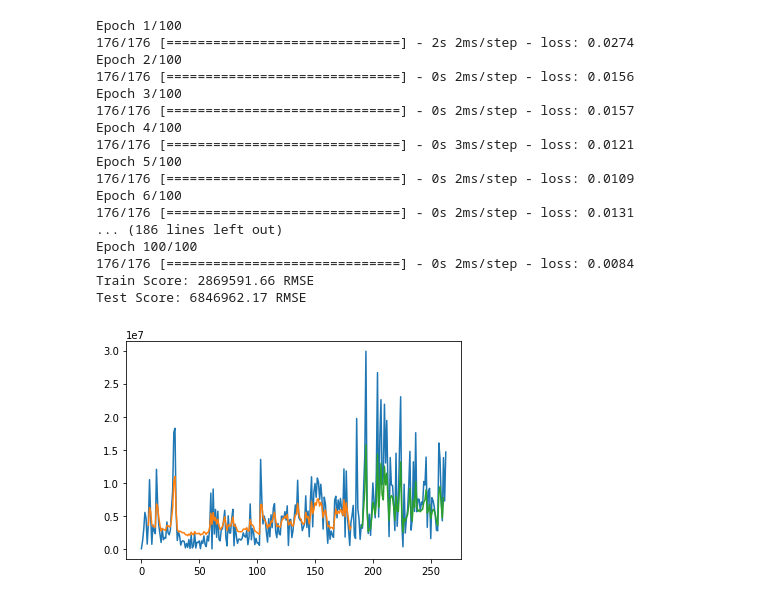
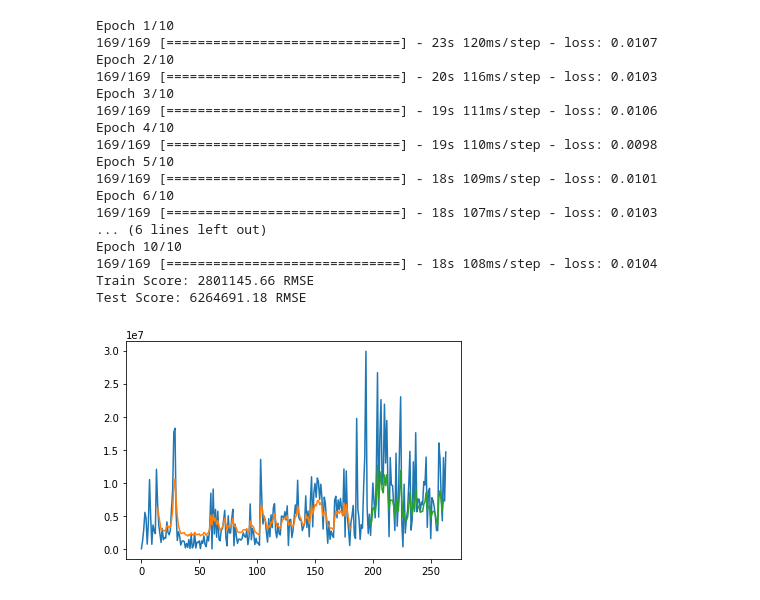
Before and after one commit to jblancoperez/fiap-desafio, a Jupyter notebook: Predictions.ipynb, the cells around one changed output. Drawn from its saved outputs; the diff is of its cells as text; code cells hidden in the pictures.

```diff
--- a/Predictions.ipynb
+++ b/Predictions.ipynb
@@ -58,10 +44,10 @@ AttributeError: 'DataFrame' object has no attribute 'sort'
 # %%
 
 
+#Somente temos uma feature, precisamos de uma array na entrada
+
 X = df.valorAprovado.values.reshape(-1, 1)
 X = X.astype('float32')
-
-#plt.plot(X)
 
 #Normaliza o dataset
 scaler = MinMaxScaler(feature_range=(0, 1))
@@ -77,7 +63,7 @@ train = X[0:train_size,:]
 test =  X[train_size:len(X),:]
 
 # quantidade de atrasos
-look_back = 7
+look_back = 14
 
 X_train, y_train = create_dataset(train, look_back)
 X_test, y_test = create_dataset(test, look_back)
@@ -88,59 +74,60 @@ X_test = np.reshape(X_test, (X_test.shape[0], X_test.shape[1], 1))
 
 # Cria e treina a rede LSTM
 model = Sequential()
-model.add(LSTM(30, input_shape=(look_back, 1)))
+model.add(LSTM(512,return_sequences=True, input_shape=(look_back, 1)))
+model.add(LSTM(512))
 model.add(Dense(1))
 model.compile(loss='mean_squared_error', optimizer='adam')
 
-model.fit(X_train, y_train, epochs=100, batch_size=1, verbose=1)
+model.fit(X_train, y_train, epochs=10, batch_size=1, verbose=1)
 
 # PrediÃ§Ãµes
 trainPredict = model.predict(X_train)
 testPredict = model.predict(X_test)
 
 # Faz a transformaÃ§Ã£o inversa das prediÃ§Ãµes
 trainPredict = scaler.inverse_transform(trainPredict)
 y_train = scaler.inverse_transform([y_train])
 testPredict = scaler.inverse_transform(testPredict)
 y_test = scaler.inverse_transform([y_test])
 
 # Calcula o RMSE
 trainScore = math.sqrt(mean_squared_error(y_train[0], trainPredict[:,0]))
 print('Train Score: %.2f RMSE' % (trainScore))
 testScore = math.sqrt(mean_squared_error(y_test[0], testPredict[:,0]))
 print('Test Score: %.2f RMSE' % (testScore))
 
 # Prepara o vetor para plotagem do conjunto de treinamento
 trainPredictPlot = np.empty_like(X)
 trainPredictPlot[:, :] = np.nan
 trainPredictPlot[look_back-1:len(trainPredict)+look_back-1, :] = trainPredict
 
 # # Prepara o vetor para plotagem do conjunto das prediÃ§Ãµes
 testPredictPlot = np.empty_like(X)
 testPredictPlot[:, :] = np.nan
 testPredictPlot[len(trainPredict)+(look_back*2):len(X)-2, :] = testPredict
 
 # Plota o dataset, as prediÃ§Ãµes sobre o conjunto de treinamento e teste
 plt.plot(scaler.inverse_transform(X))
 plt.plot(trainPredictPlot)
 plt.plot(testPredictPlot)
 plt.show()
 # %% [output]
-Epoch 1/100
-176/176 [==============================] - 2s 2ms/step - loss: 0.0274
-Epoch 2/100
-176/176 [==============================] - 0s 2ms/step - loss: 0.0156
-Epoch 3/100
-176/176 [==============================] - 0s 2ms/step - loss: 0.0157
-Epoch 4/100
-176/176 [==============================] - 0s 3ms/step - loss: 0.0121
-Epoch 5/100
-176/176 [==============================] - 0s 2ms/step - loss: 0.0109
-Epoch 6/100
-176/176 [==============================] - 0s 2ms/step - loss: 0.0131
-... (186 lines left out)
-Epoch 100/100
-176/176 [==============================] - 0s 2ms/step - loss: 0.0084
-Train Score: 2869591.66 RMSE
-Test Score: 6846962.17 RMSE
+Epoch 1/10
+169/169 [==============================] - 23s 120ms/step - loss: 0.0107
+Epoch 2/10
+169/169 [==============================] - 20s 116ms/step - loss: 0.0103
+Epoch 3/10
+169/169 [==============================] - 19s 111ms/step - loss: 0.0106
+Epoch 4/10
+169/169 [==============================] - 19s 110ms/step - loss: 0.0098
+Epoch 5/10
+169/169 [==============================] - 18s 109ms/step - loss: 0.0101
+Epoch 6/10
+169/169 [==============================] - 18s 107ms/step - loss: 0.0103
+... (6 lines left out)
+Epoch 10/10
+169/169 [==============================] - 18s 108ms/step - loss: 0.0104
+Train Score: 2801145.66 RMSE
+Test Score: 6264691.18 RMSE
-[figure, old version]
+[figure, new version]
```
Also changed, not shown: parts of 1 cell of this notebook.
